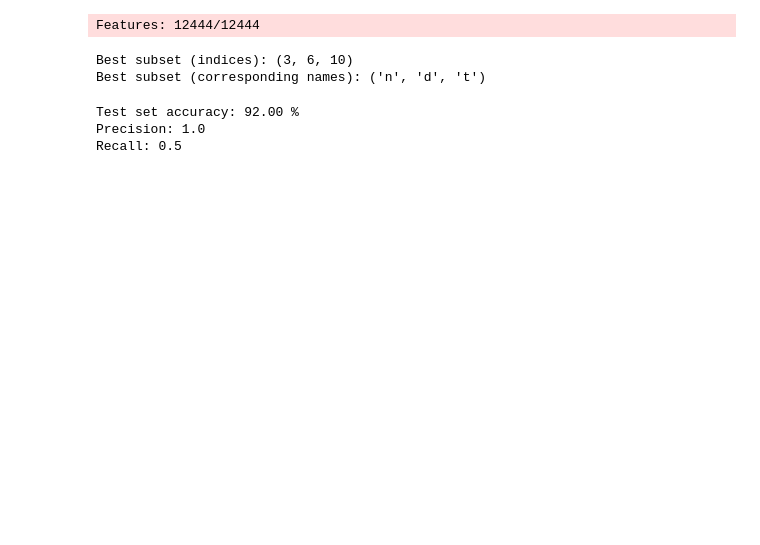
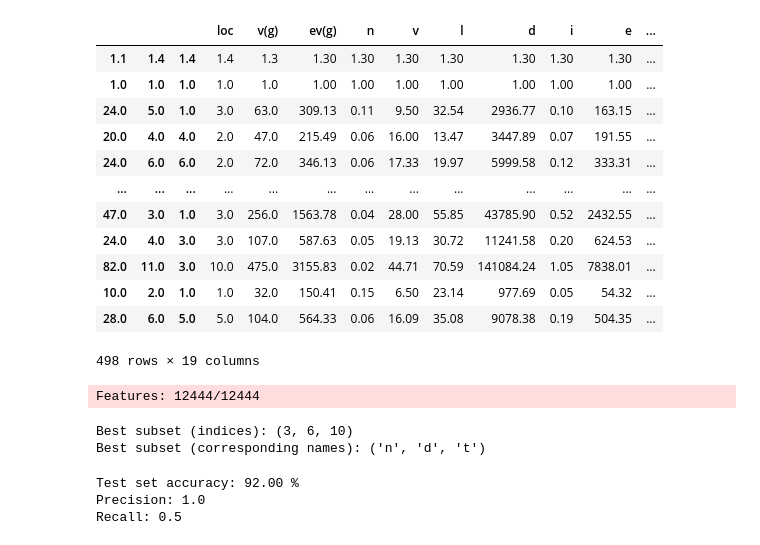
Before and after one commit to sanika27/defect_prediction, a Jupyter notebook: CM1_NB_EFS.ipynb, the cells around one changed output. Cells and saved outputs as stored; diff of their text form; code cells hidden in the pictures; blank space fills up the shorter version.

```diff
--- a/CM1_NB_EFS.ipynb
+++ b/CM1_NB_EFS.ipynb
@@ -7,6 +7,22 @@ column = ["loc","v(g)","ev(g)","n","v","l","d","i","e","b","t",
           "loCode","loComment","loBlank","locCodeAndComment",
           "uniq_Opnd","total_Op","branchCount","defects"]
 df = pd.read_csv(filepath, names=column)
+# %%
+df
+# %% [output]
+|  |  |  | loc | v(g) | ev(g) | n | v | l | d | i | e | ... |
+| 1.1 | 1.4 | 1.4 | 1.4 | 1.3 | 1.30 | 1.30 | 1.30 | 1.30 | 1.30 | 1.30 | 1.30 | ... |
+| 1.0 | 1.0 | 1.0 | 1.0 | 1.0 | 1.00 | 1.00 | 1.00 | 1.00 | 1.00 | 1.00 | 1.00 | ... |
+| 24.0 | 5.0 | 1.0 | 3.0 | 63.0 | 309.13 | 0.11 | 9.50 | 32.54 | 2936.77 | 0.10 | 163.15 | ... |
+| 20.0 | 4.0 | 4.0 | 2.0 | 47.0 | 215.49 | 0.06 | 16.00 | 13.47 | 3447.89 | 0.07 | 191.55 | ... |
+| 24.0 | 6.0 | 6.0 | 2.0 | 72.0 | 346.13 | 0.06 | 17.33 | 19.97 | 5999.58 | 0.12 | 333.31 | ... |
+| ... | ... | ... | ... | ... | ... | ... | ... | ... | ... | ... | ... | ... |
+| 47.0 | 3.0 | 1.0 | 3.0 | 256.0 | 1563.78 | 0.04 | 28.00 | 55.85 | 43785.90 | 0.52 | 2432.55 | ... |
+| 24.0 | 4.0 | 3.0 | 3.0 | 107.0 | 587.63 | 0.05 | 19.13 | 30.72 | 11241.58 | 0.20 | 624.53 | ... |
+| 82.0 | 11.0 | 3.0 | 10.0 | 475.0 | 3155.83 | 0.02 | 44.71 | 70.59 | 141084.24 | 1.05 | 7838.01 | ... |
+| 10.0 | 2.0 | 1.0 | 1.0 | 32.0 | 150.41 | 0.15 | 6.50 | 23.14 | 977.69 | 0.05 | 54.32 | ... |
+| 28.0 | 6.0 | 5.0 | 5.0 | 104.0 | 564.33 | 0.06 | 16.09 | 35.08 | 9078.38 | 0.19 | 504.35 | ... |
+498 rows × 19 columns
 # %%
 X = df.iloc[:,0:-1] #features
 y = df.iloc[:,-1] #labels
```
Also changed, not shown: 3 other files.
